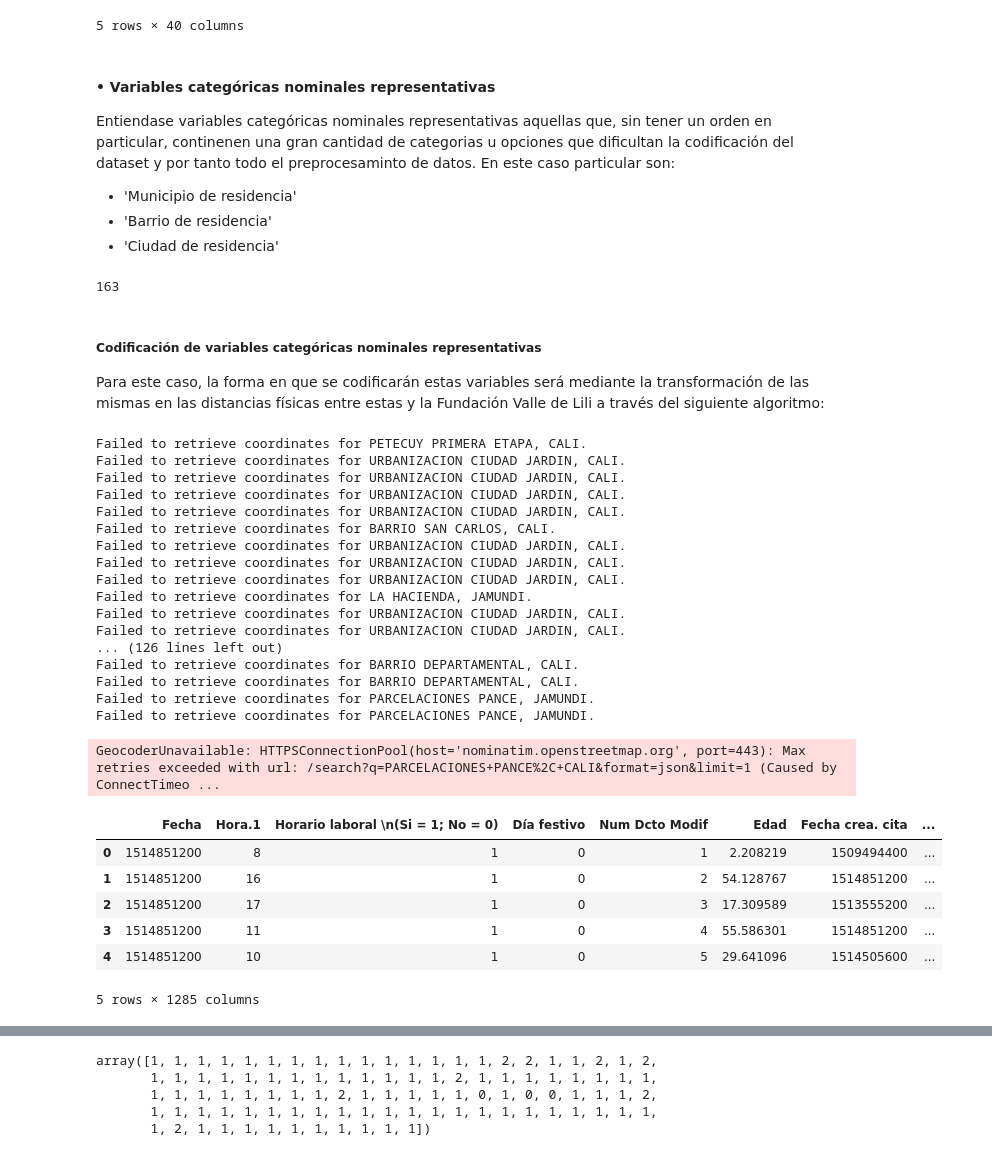
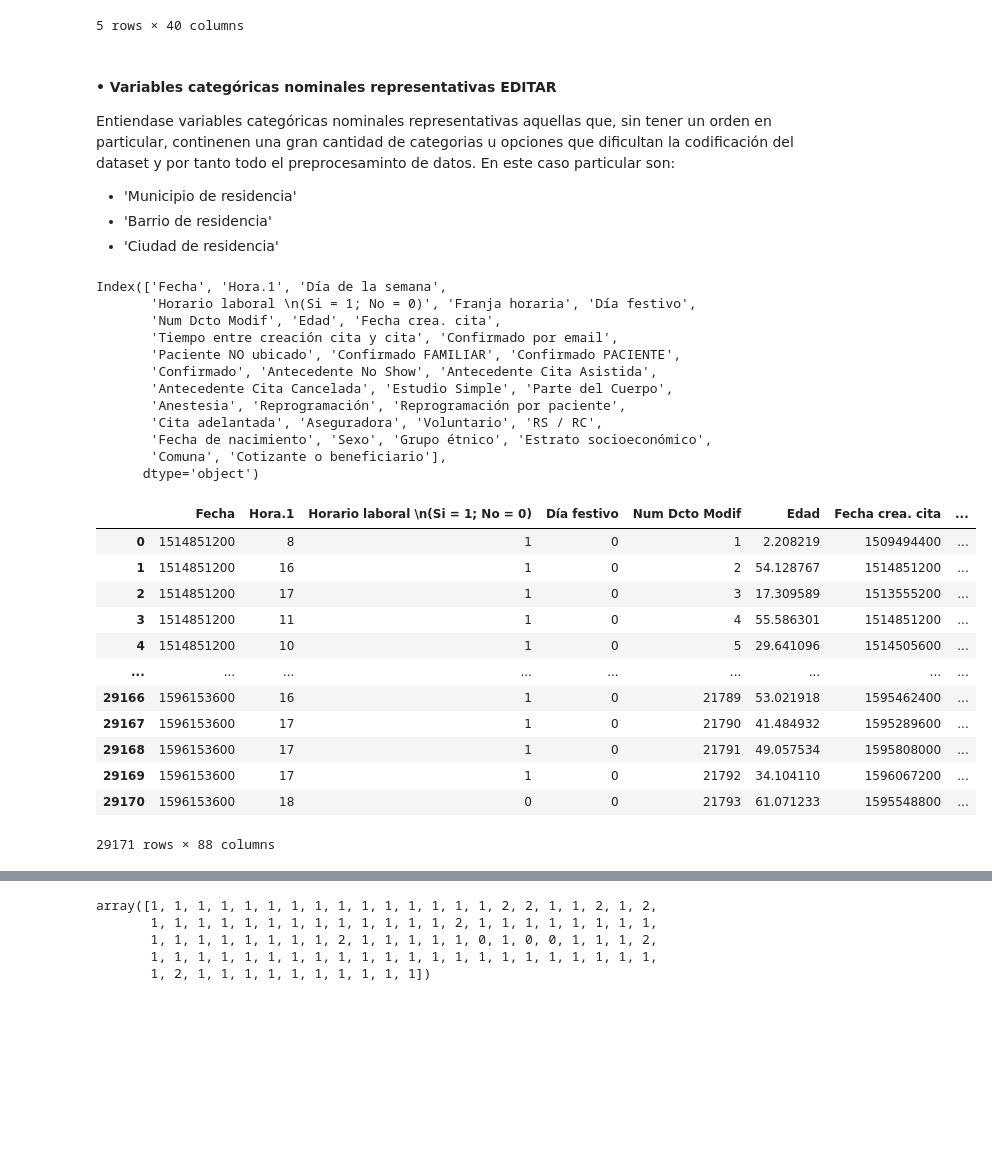
Before and after one commit to alexandersanchezjr/fvl-prediction-model, a Jupyter notebook: Prediccion de inasistencias .ipynb, the cells around one changed output, grey strips where cells are left out. Cells and saved outputs as stored; diff of their text form; code cells hidden in the pictures; blank space fills up the shorter version.

Commit message:
Se creó con Colab y se actualizaron las columnas para el FS

```diff
--- a/Prediccion de inasistencias .ipynb
+++ b/Prediccion de inasistencias .ipynb
@@ -517,7 +489,7 @@ feature_df.head()
 | 4 | 1514851200 | 10 | martes | 1 | 6 - 12 | 0 | 5 | ... |
 5 rows × 40 columns
 # %% [markdown]
-#### • Variables categóricas nominales representativas
+#### • Variables categóricas nominales representativas EDITAR
 Entiendase variables categóricas nominales representativas aquellas que, sin tener un orden en particular, continenen una gran cantidad de categorias u opciones que dificultan la codificación del dataset y por tanto todo el preprocesaminto de datos. En este caso particular son:
 - 'Municipio de residencia'
 - 'Barrio de residencia'
@@ -525,14 +497,24 @@ Entiendase variables categóricas nominales representativas aquellas que, sin te
 # %%
 # Completamos los missing values en 'Barrio de residencia' con los valores de 'Ciudad de residencia'
 
-nh = feature_df["Barrio de residencia"]
-city = feature_df["Ciudad de residencia"]
+#nh = feature_df["Barrio de residencia"]
+#city = feature_df["Ciudad de residencia"]
 
-feature_df["Barrio de residencia"] = nh.fillna(city)
+#feature_df["Barrio de residencia"] = nh.fillna(city)
 
-feature_df["Barrio de residencia"].isna().sum()
+feature_df = feature_df.drop(["Barrio de residencia","Ciudad de residencia","Municipio de residencia","Codigo aseguradora","Seguridad social","Régimen salud","Agente Cita"],axis=1)
+
+feature_df.columns
 # %% [output]
-163
+Index(['Fecha', 'Hora.1', 'Día de la semana',
+       'Horario laboral \n(Si = 1; No = 0)', 'Franja horaria', 'Día festivo',
+       'Num Dcto Modif', 'Edad', 'Fecha crea. cita',
+       'Tiempo entre creación cita y cita', 'Confirmado por email',
+       'Paciente NO ubicado', 'Confirmado FAMILIAR', 'Confirmado PACIENTE',
+       'Confirmado', 'Antecedente No Show', 'Antecedente Cita Asistida',
+       'Antecedente Cita Cancelada', 'Estudio Simple', 'Parte del Cuerpo',
+       'Anestesia', 'Reprogramación', 'Reprogramación por paciente',
+       'Cita adelantada', 'Aseguradora', 'Voluntario', 'RS / RC',
+       'Fecha de nacimiento', 'Sexo', 'Grupo étnico', 'Estrato socioeconómico',
+       'Comuna', 'Cotizante o beneficiario'],
+      dtype='object')
-# %% [markdown]
-##### Codificación de variables categóricas nominales representativas
-Para este caso, la forma en que se codificarán estas variables será mediante la transformación de las mismas en las distancias físicas entre estas y la Fundación Valle de Lili a través del siguiente algoritmo:
@@ -584,42 +521,20 @@ def transform_to_distances(df, reference_point):
-# %%
-# Reference point for distance calculation
-reference_point = "Cra. 98 #18-49, Cali, Valle del Cauca" # The reference point address (Fundación Valle de Lili, Cali, Colombia)
-
-# Transform location names to distances
-feature_df = transform_to_distances(feature_df, reference_point)
-
-print(df)
-# %% [output]
-Failed to retrieve coordinates for PETECUY PRIMERA ETAPA, CALI.
-Failed to retrieve coordinates for URBANIZACION CIUDAD JARDIN, CALI.
-Failed to retrieve coordinates for URBANIZACION CIUDAD JARDIN, CALI.
-Failed to retrieve coordinates for URBANIZACION CIUDAD JARDIN, CALI.
-Failed to retrieve coordinates for URBANIZACION CIUDAD JARDIN, CALI.
-Failed to retrieve coordinates for BARRIO SAN CARLOS, CALI.
-Failed to retrieve coordinates for URBANIZACION CIUDAD JARDIN, CALI.
-Failed to retrieve coordinates for URBANIZACION CIUDAD JARDIN, CALI.
-Failed to retrieve coordinates for URBANIZACION CIUDAD JARDIN, CALI.
-Failed to retrieve coordinates for LA HACIENDA, JAMUNDI.
-Failed to retrieve coordinates for URBANIZACION CIUDAD JARDIN, CALI.
-Failed to retrieve coordinates for URBANIZACION CIUDAD JARDIN, CALI.
-... (126 lines left out)
-Failed to retrieve coordinates for BARRIO DEPARTAMENTAL, CALI.
-Failed to retrieve coordinates for BARRIO DEPARTAMENTAL, CALI.
-Failed to retrieve coordinates for PARCELACIONES PANCE, JAMUNDI.
-Failed to retrieve coordinates for PARCELACIONES PANCE, JAMUNDI.
-GeocoderUnavailable: HTTPSConnectionPool(host='nominatim.openstreetmap.org', port=443): Max retries exceeded with url: /search?q=PARCELACIONES+PANCE%2C+CALI&format=json&limit=1 (Caused by ConnectTimeo ...
 # %%
 from sklearn.preprocessing import LabelEncoder
-
 encoded_feature_df = pd.get_dummies(feature_df)
 encoded_target_feature = LabelEncoder().fit_transform(target_feature)
-encoded_feature_df.head()
+encoded_feature_df
 # %% [output]
 |  | Fecha | Hora.1 | Horario laboral \n(Si = 1; No = 0) | Día festivo | Num Dcto Modif | Edad | Fecha crea. cita | ... |
 | 0 | 1514851200 | 8 | 1 | 0 | 1 | 2.208219 | 1509494400 | ... |
 | 1 | 1514851200 | 16 | 1 | 0 | 2 | 54.128767 | 1514851200 | ... |
 | 2 | 1514851200 | 17 | 1 | 0 | 3 | 17.309589 | 1513555200 | ... |
 | 3 | 1514851200 | 11 | 1 | 0 | 4 | 55.586301 | 1514851200 | ... |
 | 4 | 1514851200 | 10 | 1 | 0 | 5 | 29.641096 | 1514505600 | ... |
+| ... | ... | ... | ... | ... | ... | ... | ... | ... |
+| 29166 | 1596153600 | 16 | 1 | 0 | 21789 | 53.021918 | 1595462400 | ... |
+| 29167 | 1596153600 | 17 | 1 | 0 | 21790 | 41.484932 | 1595289600 | ... |
+| 29168 | 1596153600 | 17 | 1 | 0 | 21791 | 49.057534 | 1595808000 | ... |
+| 29169 | 1596153600 | 17 | 1 | 0 | 21792 | 34.104110 | 1596067200 | ... |
+| 29170 | 1596153600 | 18 | 0 | 0 | 21793 | 61.071233 | 1595548800 | ... |
-5 rows × 1285 columns
+29171 rows × 88 columns
 # %%
```
Also changed, not shown: parts of 23 cells of this notebook.
